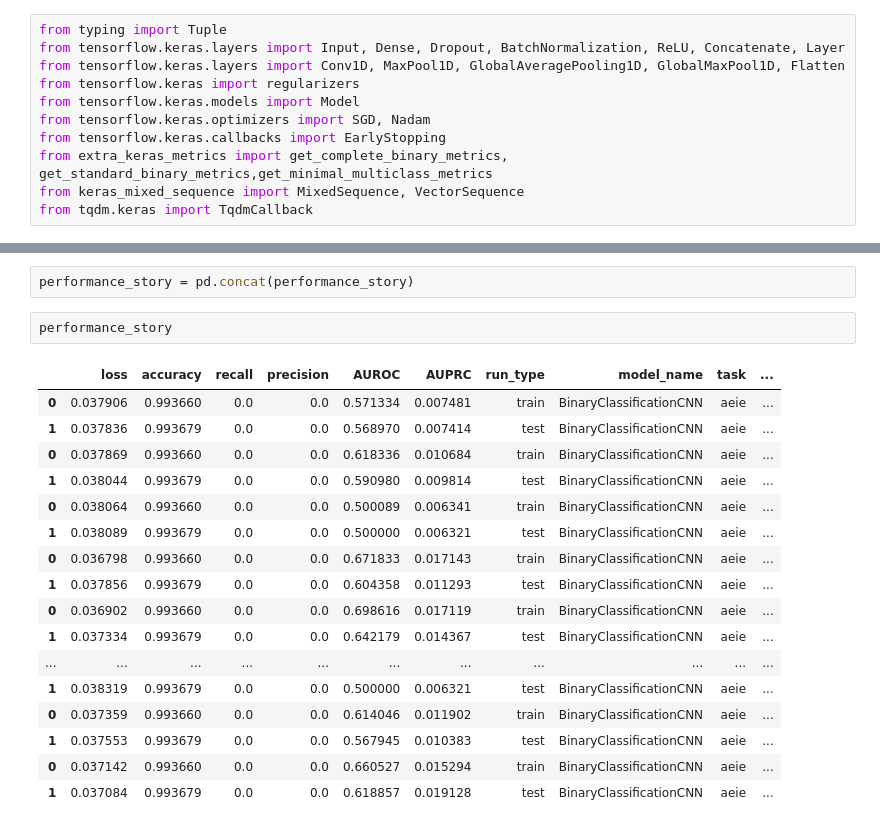
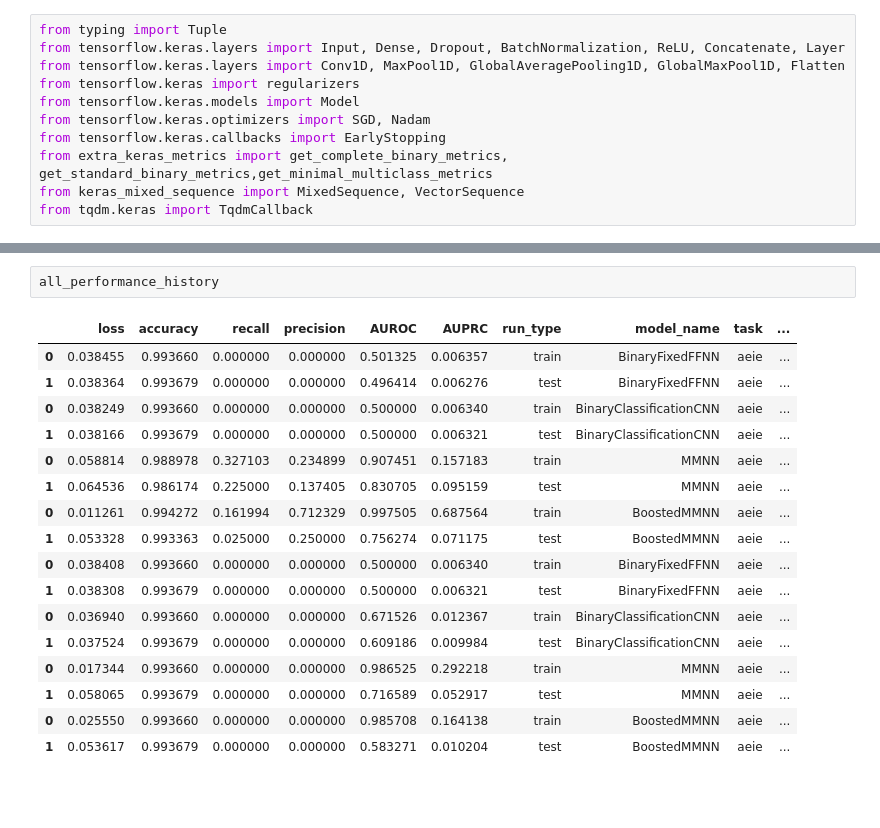
Before and after one commit to Stefano-t/multimodal-k562-cell-line-prediction, a Jupyter notebook: k562_prediction.ipynb, the cells around one changed output, grey strips where cells are left out. Cells and saved outputs as stored; diff of their text form; blank space fills up the shorter version.

```diff
--- a/k562_prediction.ipynb
+++ b/k562_prediction.ipynb
@@ -799,25 +927,23 @@ _________________________________________________________________
-# %%
-performance_story = pd.concat(performance_story)
-# %%
-performance_story
-# %% [output]
-|  | loss | accuracy | recall | precision | AUROC | AUPRC | run_type | model_name | task | ... |
-| 0 | 0.037906 | 0.993660 | 0.0 | 0.0 | 0.571334 | 0.007481 | train | BinaryClassificationCNN | aeie | ... |
-| 1 | 0.037836 | 0.993679 | 0.0 | 0.0 | 0.568970 | 0.007414 | test | BinaryClassificationCNN | aeie | ... |
-| 0 | 0.037869 | 0.993660 | 0.0 | 0.0 | 0.618336 | 0.010684 | train | BinaryClassificationCNN | aeie | ... |
-| 1 | 0.038044 | 0.993679 | 0.0 | 0.0 | 0.590980 | 0.009814 | test | BinaryClassificationCNN | aeie | ... |
-| 0 | 0.038064 | 0.993660 | 0.0 | 0.0 | 0.500089 | 0.006341 | train | BinaryClassificationCNN | aeie | ... |
-| 1 | 0.038089 | 0.993679 | 0.0 | 0.0 | 0.500000 | 0.006321 | test | BinaryClassificationCNN | aeie | ... |
-| 0 | 0.036798 | 0.993660 | 0.0 | 0.0 | 0.671833 | 0.017143 | train | BinaryClassificationCNN | aeie | ... |
-| 1 | 0.037856 | 0.993679 | 0.0 | 0.0 | 0.604358 | 0.011293 | test | BinaryClassificationCNN | aeie | ... |
-| 0 | 0.036902 | 0.993660 | 0.0 | 0.0 | 0.698616 | 0.017119 | train | BinaryClassificationCNN | aeie | ... |
-| 1 | 0.037334 | 0.993679 | 0.0 | 0.0 | 0.642179 | 0.014367 | test | BinaryClassificationCNN | aeie | ... |
-| ... | ... | ... | ... | ... | ... | ... | ... | ... | ... | ... |
-| 1 | 0.038319 | 0.993679 | 0.0 | 0.0 | 0.500000 | 0.006321 | test | BinaryClassificationCNN | aeie | ... |
-| 0 | 0.037359 | 0.993660 | 0.0 | 0.0 | 0.614046 | 0.011902 | train | BinaryClassificationCNN | aeie | ... |
-| 1 | 0.037553 | 0.993679 | 0.0 | 0.0 | 0.567945 | 0.010383 | test | BinaryClassificationCNN | aeie | ... |
-| 0 | 0.037142 | 0.993660 | 0.0 | 0.0 | 0.660527 | 0.015294 | train | BinaryClassificationCNN | aeie | ... |
-| 1 | 0.037084 | 0.993679 | 0.0 | 0.0 | 0.618857 | 0.019128 | test | BinaryClassificationCNN | aeie | ... |
+# %%
+all_performance_history
+# %% [output]
+|  | loss | accuracy | recall | precision | AUROC | AUPRC | run_type | model_name | task | ... |
+| 0 | 0.038455 | 0.993660 | 0.000000 | 0.000000 | 0.501325 | 0.006357 | train | BinaryFixedFFNN | aeie | ... |
+| 1 | 0.038364 | 0.993679 | 0.000000 | 0.000000 | 0.496414 | 0.006276 | test | BinaryFixedFFNN | aeie | ... |
+| 0 | 0.038249 | 0.993660 | 0.000000 | 0.000000 | 0.500000 | 0.006340 | train | BinaryClassificationCNN | aeie | ... |
+| 1 | 0.038166 | 0.993679 | 0.000000 | 0.000000 | 0.500000 | 0.006321 | test | BinaryClassificationCNN | aeie | ... |
+| 0 | 0.058814 | 0.988978 | 0.327103 | 0.234899 | 0.907451 | 0.157183 | train | MMNN | aeie | ... |
+| 1 | 0.064536 | 0.986174 | 0.225000 | 0.137405 | 0.830705 | 0.095159 | test | MMNN | aeie | ... |
+| 0 | 0.011261 | 0.994272 | 0.161994 | 0.712329 | 0.997505 | 0.687564 | train | BoostedMMNN | aeie | ... |
+| 1 | 0.053328 | 0.993363 | 0.025000 | 0.250000 | 0.756274 | 0.071175 | test | BoostedMMNN | aeie | ... |
+| 0 | 0.038408 | 0.993660 | 0.000000 | 0.000000 | 0.500000 | 0.006340 | train | BinaryFixedFFNN | aeie | ... |
+| 1 | 0.038308 | 0.993679 | 0.000000 | 0.000000 | 0.500000 | 0.006321 | test | BinaryFixedFFNN | aeie | ... |
+| 0 | 0.036940 | 0.993660 | 0.000000 | 0.000000 | 0.671526 | 0.012367 | train | BinaryClassificationCNN | aeie | ... |
+| 1 | 0.037524 | 0.993679 | 0.000000 | 0.000000 | 0.609186 | 0.009984 | test | BinaryClassificationCNN | aeie | ... |
+| 0 | 0.017344 | 0.993660 | 0.000000 | 0.000000 | 0.986525 | 0.292218 | train | MMNN | aeie | ... |
+| 1 | 0.058065 | 0.993679 | 0.000000 | 0.000000 | 0.716589 | 0.052917 | test | MMNN | aeie | ... |
+| 0 | 0.025550 | 0.993660 | 0.000000 | 0.000000 | 0.985708 | 0.164138 | train | BoostedMMNN | aeie | ... |
+| 1 | 0.053617 | 0.993679 | 0.000000 | 0.000000 | 0.583271 | 0.010204 | test | BoostedMMNN | aeie | ... |
 # %%
 _, axs = plt.subplots(ncols=2, figsize=(20, 10))
 sbn.barplot(
```
Also changed, not shown: parts of 14 cells of this notebook, 1 other file.
